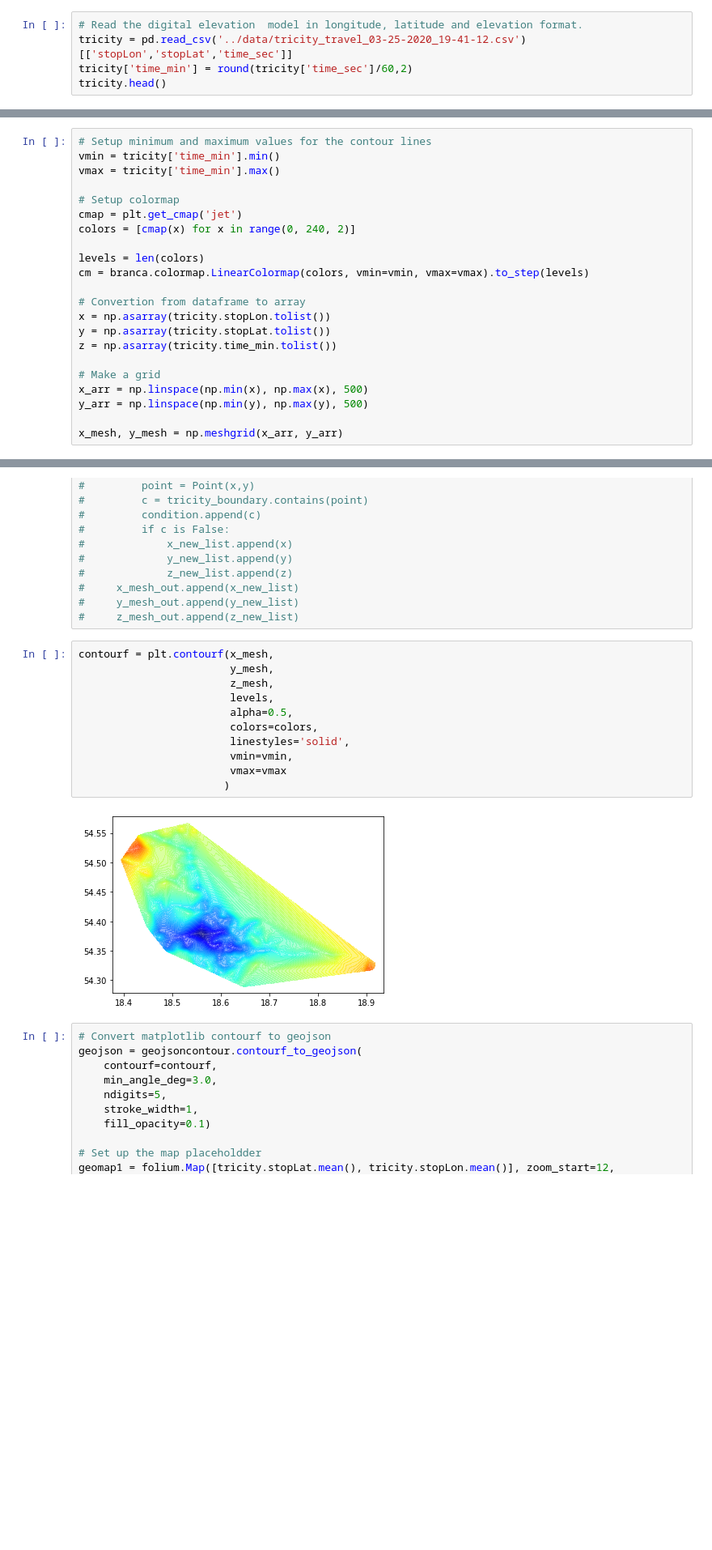
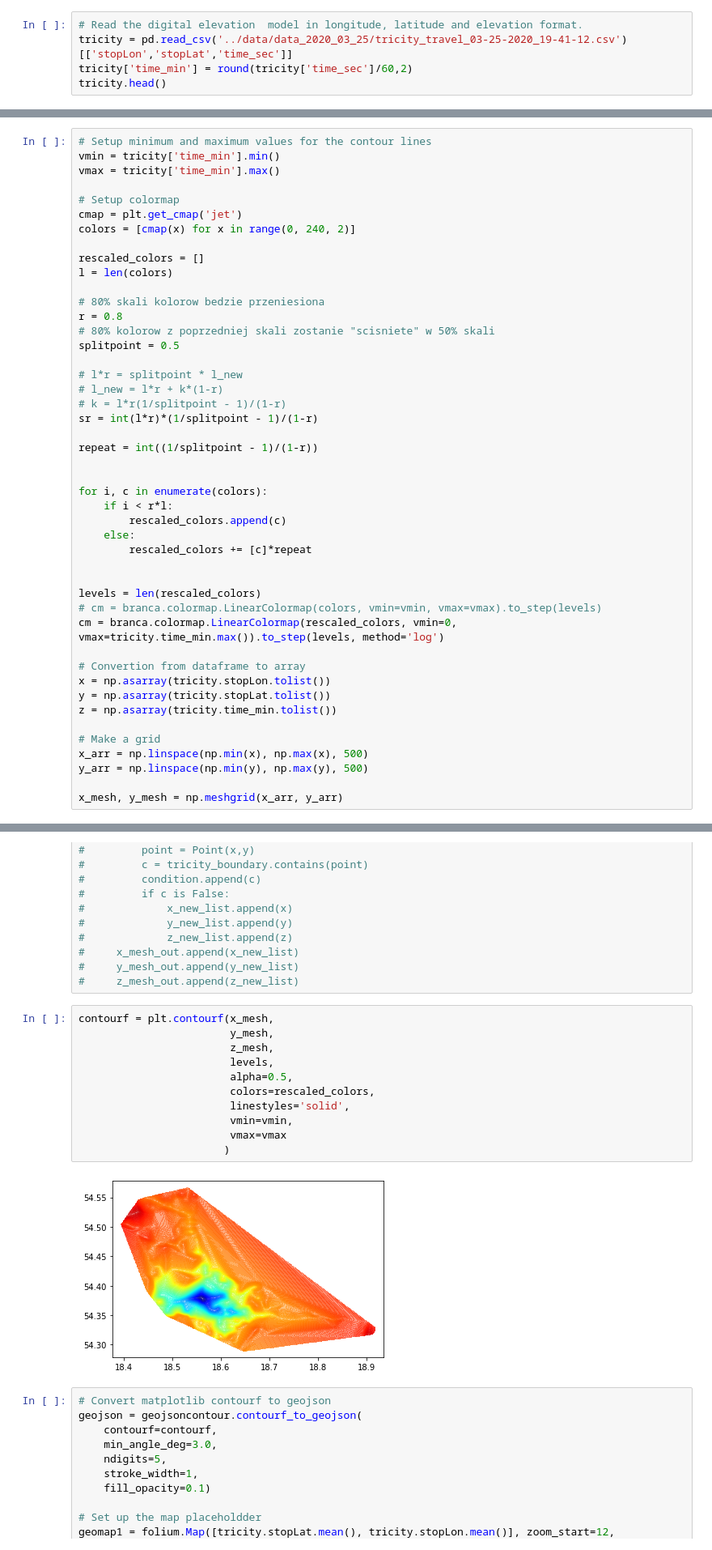
Before and after one commit to ifr-ds/3city-transport, a Jupyter notebook: notebooks/0.8-pawel.tiutiurski-contour_map.ipynb, the cells around one changed output, grey strips where cells are left out. Shown: that part at 81% size. Cells and saved outputs as stored; diff of their text form; blank space fills up the shorter version.

Commit message:
color map changed

```diff
--- a/notebooks/0.8-pawel.tiutiurski-contour_map.ipynb
+++ b/notebooks/0.8-pawel.tiutiurski-contour_map.ipynb
@@ -14,7 +14,7 @@ import matplotlib
 from shapely.geometry import Point, LineString, Polygon
 # %%
 # Read the digital elevation  model in longitude, latitude and elevation format.
-tricity = pd.read_csv('../data/tricity_travel_03-25-2020_19-41-12.csv')[['stopLon','stopLat','time_sec']]
+tricity = pd.read_csv('../data/data_2020_03_25/tricity_travel_03-25-2020_19-41-12.csv')[['stopLon','stopLat','time_sec']]
 tricity['time_min'] = round(tricity['time_sec']/60,2)
 tricity.head()
 # %% [output]
@@ -38,8 +60,32 @@ vmax = tricity['time_min'].max()
 cmap = plt.get_cmap('jet')
 colors = [cmap(x) for x in range(0, 240, 2)]
 
-levels = len(colors)
-cm = branca.colormap.LinearColormap(colors, vmin=vmin, vmax=vmax).to_step(levels)
+rescaled_colors = []
+l = len(colors)
+
+# 80% skali kolorow bedzie przeniesiona
+r = 0.8
+# 80% kolorow z poprzedniej skali zostanie "scisniete" w 50% skali
+splitpoint = 0.5
+
+# l*r = splitpoint * l_new
+# l_new = l*r + k*(1-r)
+# k = l*r(1/splitpoint - 1)/(1-r)
+sr = int(l*r)*(1/splitpoint - 1)/(1-r)
+
+repeat = int((1/splitpoint - 1)/(1-r))
+
+
+for i, c in enumerate(colors):
+    if i < r*l:
+        rescaled_colors.append(c)
+    else:
+        rescaled_colors += [c]*repeat
+
+
+levels = len(rescaled_colors)
+# cm = branca.colormap.LinearColormap(colors, vmin=vmin, vmax=vmax).to_step(levels)
+cm = branca.colormap.LinearColormap(rescaled_colors, vmin=0, vmax=tricity.time_min.max()).to_step(levels, method='log')
 
 # Convertion from dataframe to array
 x = np.asarray(tricity.stopLon.tolist())
@@ -82,16 +128,16 @@ z_mesh = sp.ndimage.filters.gaussian_filter(z_mesh, sigma, mode='constant')
 # %%
 contourf = plt.contourf(x_mesh,
                         y_mesh,
                         z_mesh,
                         levels,
                         alpha=0.5,
-                        colors=colors,
+                        colors=rescaled_colors,
                         linestyles='solid',
                         vmin=vmin,
                         vmax=vmax
                        )
 # %% [output]
-[figure, old version]
+[figure, new version]
 # %%
 # Convert matplotlib contourf to geojson
 geojson = geojsoncontour.contourf_to_geojson(
```
Also changed, not shown: parts of 1 cell of this notebook.
